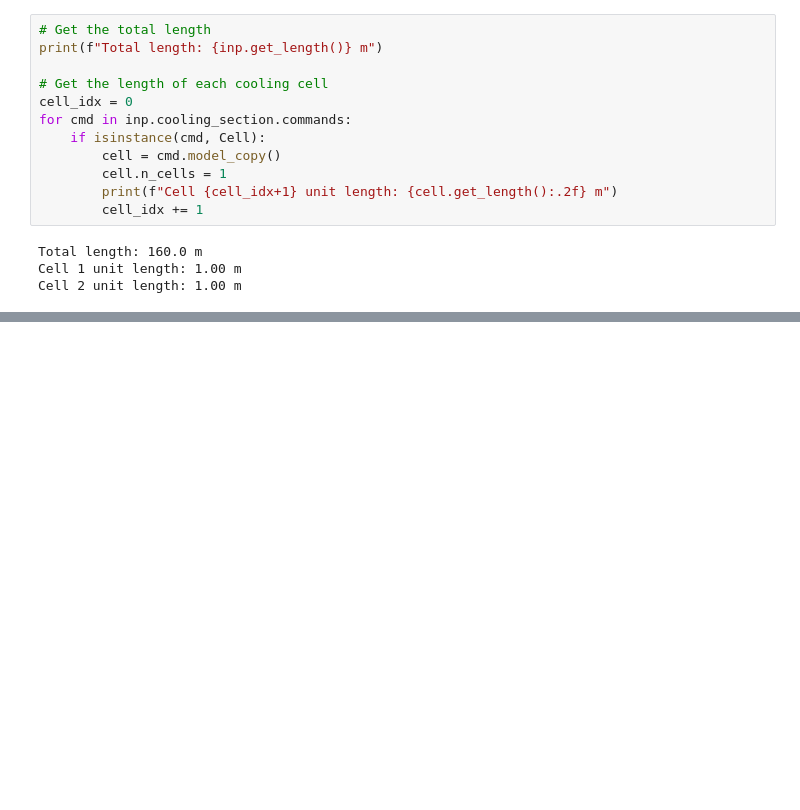
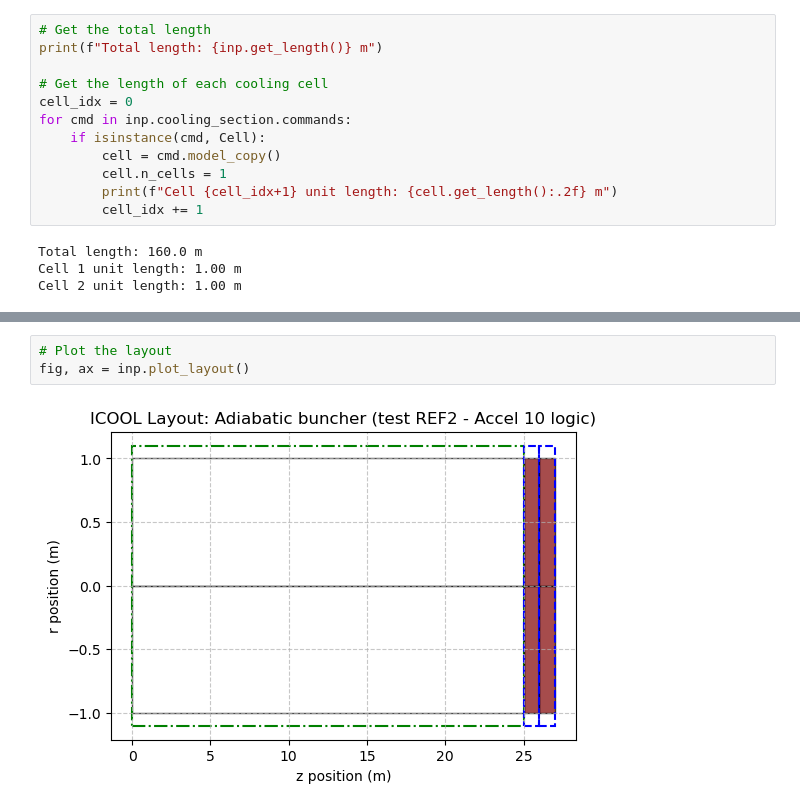
Before and after one commit to electronsandstuff/electronsandstuff, a Jupyter notebook: notebooks/icool.ipynb, the cells around one changed output, grey strips where cells are left out. Cells and saved outputs as stored; diff of their text form; blank space fills up the shorter version.

Commit message:
add some basic plotting

```diff
--- a/notebooks/icool.ipynb
+++ b/notebooks/icool.ipynb
@@ -69,0 +74,5 @@ Cell 2 unit length: 1.00 m
+# %%
+# Plot the layout
+fig, ax = inp.plot_layout()
+# %% [output]
+[figure, added]
```
Also changed, not shown: parts of 1 cell of this notebook, 2 other files.
